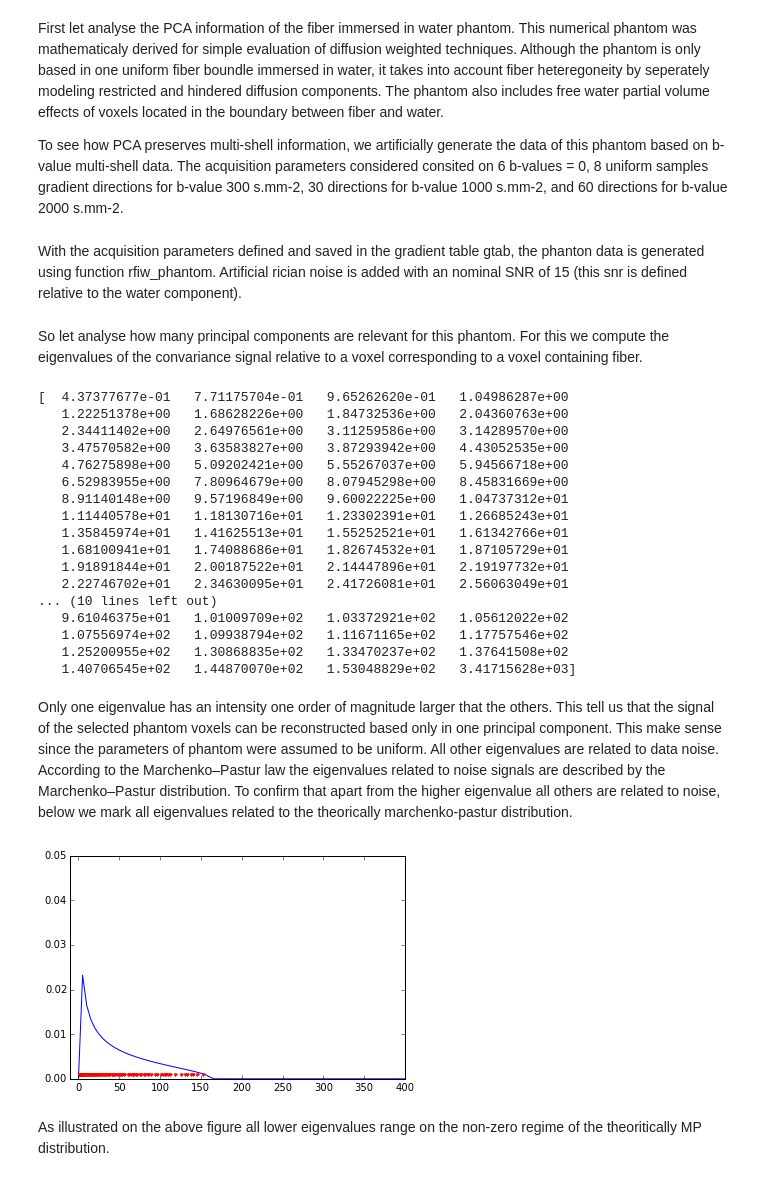
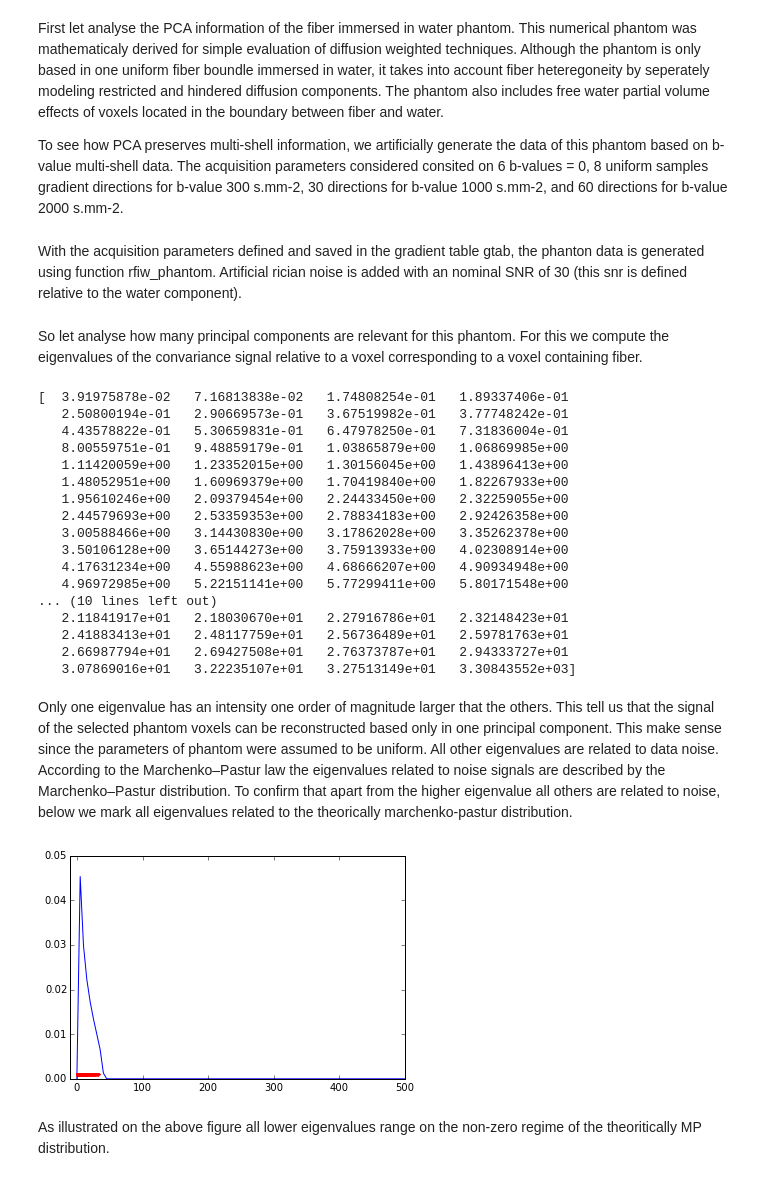
Before and after one commit to RafaelNH/dwi_pca_denoising, a Jupyter notebook: pca_analysis.ipynb, the cells around one changed output. Saved outputs shown, nothing was run; the diff lists cells and outputs as text; code cells hidden in the pictures.

```diff
--- a/pca_analysis.ipynb
+++ b/pca_analysis.ipynb
@@ -34,7 +38,7 @@ n_pts = 30
 theta = np.pi * np.random.rand(n_pts)
 phi = 2 * np.pi * np.random.rand(n_pts)
 hsph_initial = HemiSphere(theta=theta, phi=phi)
-hsph_updated, potential = disperse_charges(hsph_initial, 5000)
+hsph_updated, potential = disperse_charges(hsph_initial, 50000)
 directions30 = hsph_updated.vertices  # directions for each shell
 
 # Sample 60 diffusion-weighted directions for second shell
@@ -42,7 +46,7 @@ n_pts = 60
 theta = np.pi * np.random.rand(n_pts)
 phi = 2 * np.pi * np.random.rand(n_pts)
 hsph_initial = HemiSphere(theta=theta, phi=phi)
-hsph_updated, potential = disperse_charges(hsph_initial, 5000)
+hsph_updated, potential = disperse_charges(hsph_initial, 50000)
 directions60 = hsph_updated.vertices  # directions for each shell
 
 # Create full dataset parameters
@@ -51,10 +55,10 @@ bvals = np.hstack((np.zeros(6), 300 * np.ones(8),
 bvecs = np.vstack((np.zeros((6, 3)), directions8, directions30, directions60))
 gtab = gradient_table(bvals, bvecs)
 # %% [markdown]
-With the acquisition parameters defined and saved in the gradient table gtab, the phanton data is generated using function rfiw_phantom. Artificial rician noise is added with an nominal SNR of 15 (this snr is defined relative to the water component).
+With the acquisition parameters defined and saved in the gradient table gtab, the phanton data is generated using function rfiw_phantom. Artificial rician noise is added with an nominal SNR of 30 (this snr is defined relative to the water component).
 # %%
-snr = 15
-DWI = rfiw_phantom(gtab, snr=snr, noise_type='gaussian')
+snr = 30
+DWI = rfiw_phantom(gtab, snr=snr, noise_type='rician')
 # %% [markdown]
 So let analyse how many principal components are relevant for this phantom. For this we compute the eigenvalues of the convariance signal relative to a voxel corresponding to a voxel containing fiber.
 # %%
@@ -70,36 +74,36 @@ X = X - M
 [L, W] = np.linalg.eigh(np.dot(X.T, X)/m)
 print(L)
 # %% [output]
-[  4.37377677e-01   7.71175704e-01   9.65262620e-01   1.04986287e+00
-   1.22251378e+00   1.68628226e+00   1.84732536e+00   2.04360763e+00
-   2.34411402e+00   2.64976561e+00   3.11259586e+00   3.14289570e+00
-   3.47570582e+00   3.63583827e+00   3.87293942e+00   4.43052535e+00
-   4.76275898e+00   5.09202421e+00   5.55267037e+00   5.94566718e+00
-   6.52983955e+00   7.80964679e+00   8.07945298e+00   8.45831669e+00
-   8.91140148e+00   9.57196849e+00   9.60022225e+00   1.04737312e+01
-   1.11440578e+01   1.18130716e+01   1.23302391e+01   1.26685243e+01
-   1.35845974e+01   1.41625513e+01   1.55252521e+01   1.61342766e+01
-   1.68100941e+01   1.74088686e+01   1.82674532e+01   1.87105729e+01
-   1.91891844e+01   2.00187522e+01   2.14447896e+01   2.19197732e+01
-   2.22746702e+01   2.34630095e+01   2.41726081e+01   2.56063049e+01
+[  3.91975878e-02   7.16813838e-02   1.74808254e-01   1.89337406e-01
+   2.50800194e-01   2.90669573e-01   3.67519982e-01   3.77748242e-01
+   4.43578822e-01   5.30659831e-01   6.47978250e-01   7.31836004e-01
+   8.00559751e-01   9.48859179e-01   1.03865879e+00   1.06869985e+00
+   1.11420059e+00   1.23352015e+00   1.30156045e+00   1.43896413e+00
+   1.48052951e+00   1.60969379e+00   1.70419840e+00   1.82267933e+00
+   1.95610246e+00   2.09379454e+00   2.24433450e+00   2.32259055e+00
+   2.44579693e+00   2.53359353e+00   2.78834183e+00   2.92426358e+00
+   3.00588466e+00   3.14430830e+00   3.17862028e+00   3.35262378e+00
+   3.50106128e+00   3.65144273e+00   3.75913933e+00   4.02308914e+00
+   4.17631234e+00   4.55988623e+00   4.68666207e+00   4.90934948e+00
+   4.96972985e+00   5.22151141e+00   5.77299411e+00   5.80171548e+00
 ... (10 lines left out)
-   9.61046375e+01   1.01009709e+02   1.03372921e+02   1.05612022e+02
-   1.07556974e+02   1.09938794e+02   1.11671165e+02   1.17757546e+02
-   1.25200955e+02   1.30868835e+02   1.33470237e+02   1.37641508e+02
-   1.40706545e+02   1.44870070e+02   1.53048829e+02   3.41715628e+03]
+   2.11841917e+01   2.18030670e+01   2.27916786e+01   2.32148423e+01
+   2.41883413e+01   2.48117759e+01   2.56736489e+01   2.59781763e+01
+   2.66987794e+01   2.69427508e+01   2.76373787e+01   2.94333727e+01
+   3.07869016e+01   3.22235107e+01   3.27513149e+01   3.30843552e+03]
 # %% [markdown]
 Only one eigenvalue has an intensity one order of magnitude larger that the others. This tell us that the signal of the selected phantom voxels can be reconstructed based only in one principal component. This make sense since the parameters of phantom were assumed to be uniform. All other eigenvalues are related to data noise. According to the Marchenko–Pastur law the eigenvalues related to noise signals are described by the Marchenko–Pastur distribution. To confirm that apart from the higher eigenvalue all others are related to noise, below we mark all eigenvalues related to the theorically marchenko-pastur distribution.
 # %%
 sigma = 100.0/snr
 sig2 = sigma ** 2
 y = n*1.0/m
 x = np.linspace(0, 500, num=100)
 p = mp_distribution(x, sig2, y)
 plt.plot(x, p, 'b', L, 0.001*np.ones(L.shape), '.r')
-plt.axis([-10, 400, 0, 0.05])
+plt.axis([-10, 500, 0, 0.05])
 plt.show()
 # %% [output]
-[figure, old version]
+[figure, new version]
 # %% [markdown]
 As illustrated on the above figure all lower eigenvalues range on the non-zero regime of the theoritically MP distribution.
 # %% [markdown]
```
Also changed, not shown: parts of 38 cells of this notebook.
